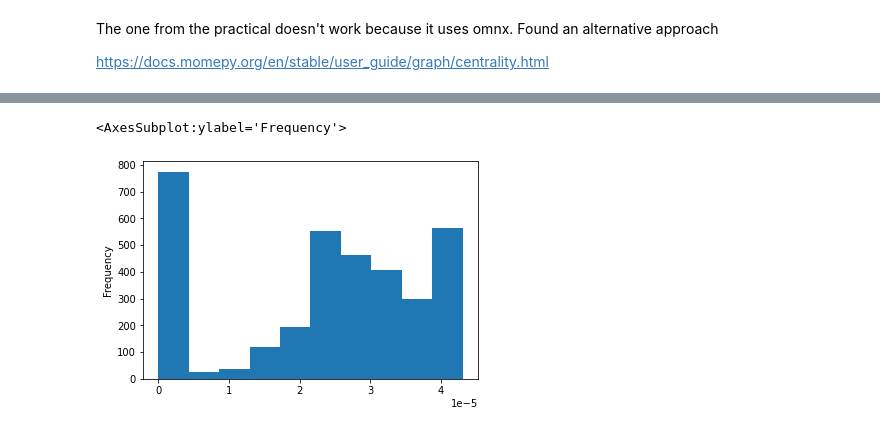
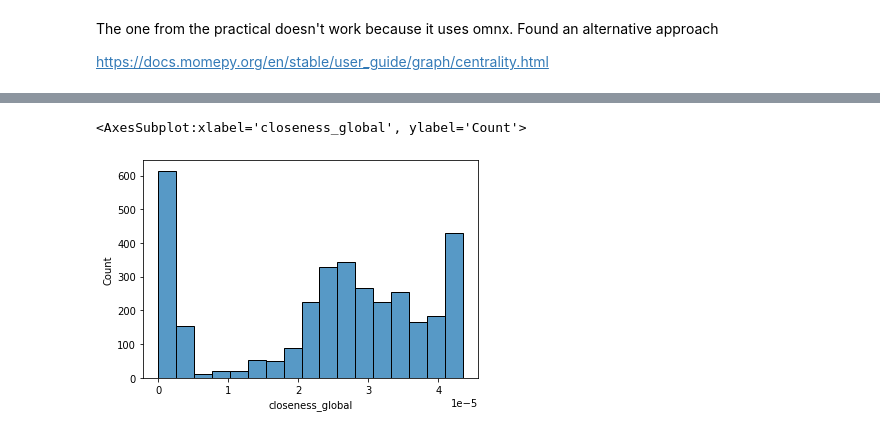
Before and after one commit to akazukin5151/comparative-accessibility, a Jupyter notebook: delhi centrality.ipynb, the cells around one changed output, grey strips where cells are left out. Saved outputs shown, nothing was run; the diff lists cells and outputs as text; code cells hidden in the pictures.

```diff
--- a/delhi centrality.ipynb
+++ b/delhi centrality.ipynb
@@ -96,5 +96,5 @@ plt.savefig('cc_edge.png')
-# %%
-primal_gdf.closeness_global.plot.hist()
-# %% [output]
-<AxesSubplot:ylabel='Frequency'>
-[figure, removed]
+# %%
+sns.histplot(x=primal_gdf.closeness_global)
+# %% [output]
+<AxesSubplot:xlabel='closeness_global', ylabel='Count'>
+[figure, added]
```
Also changed, not shown: parts of 12 cells of this notebook.
